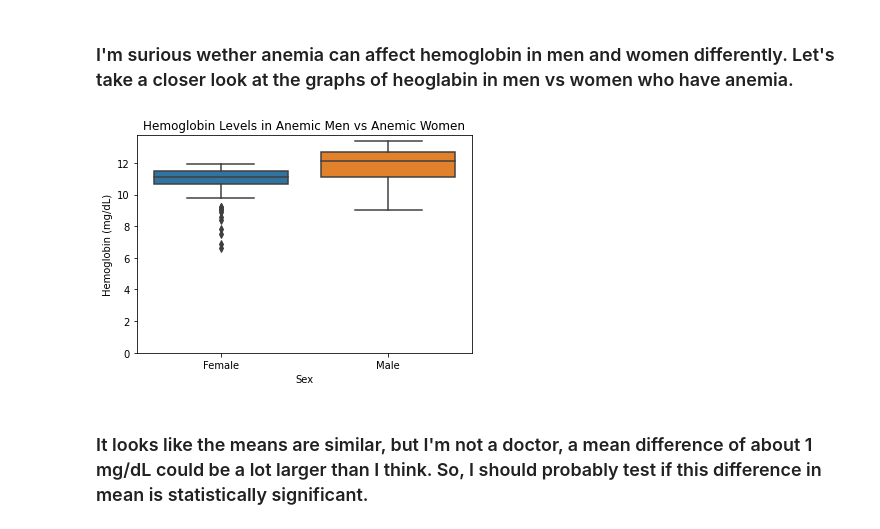
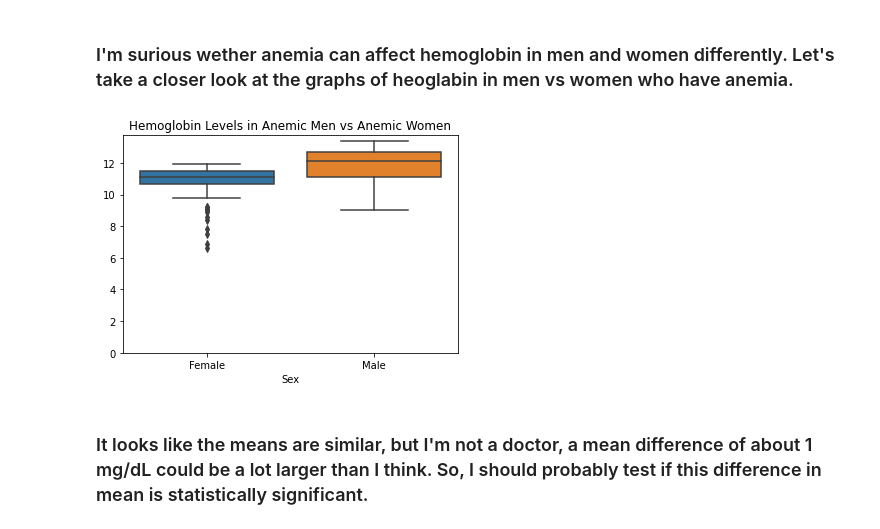
Before and after one commit to INDIG0N/anemia_data, a Jupyter notebook: notebooks/anemia_records.ipynb, the cells around one changed output. Cells and saved outputs as stored; diff of their text form; code cells hidden in the pictures.

```diff
--- a/notebooks/anemia_records.ipynb
+++ b/notebooks/anemia_records.ipynb
@@ -156,14 +156,15 @@ Name: RESULT, dtype: float64
 # %%
 hemo = sns.boxplot(x = anemia['GENDER'], y = anemia[anemia['LAB_TEST'] == 'Hemoglobin']['RESULT'])
 hemo.set(ylim = (0, None))
-hemo.set_ylabel('Hemoglobin (mg/dL)')
+# hemo.set_ylabel('Hemoglobin (mg/dL)')
+hemo.set_ylabel('')
 hemo.set_xlabel('Sex')
 hemo.set_title('Hemoglobin Levels in Anemic Men vs Anemic Women')
 
 fig = hemo.get_figure()
-fig.savefig('../images/Anemia_Hemoglobin.png')
+fig.savefig('../images/Anemia_Hemoglobin.jpeg')
 # %% [output]
-[figure, old version]
+[figure, new version]
 # %% [markdown]
 ### It looks like the means are similar, but I'm not a doctor, a mean difference of about 1 mg/dL could be a lot larger than I think. So, I should probably test if this difference in mean is statistically significant.
 # %% [markdown]
```
Also changed, not shown: parts of 1 cell of this notebook, 9 other files.
